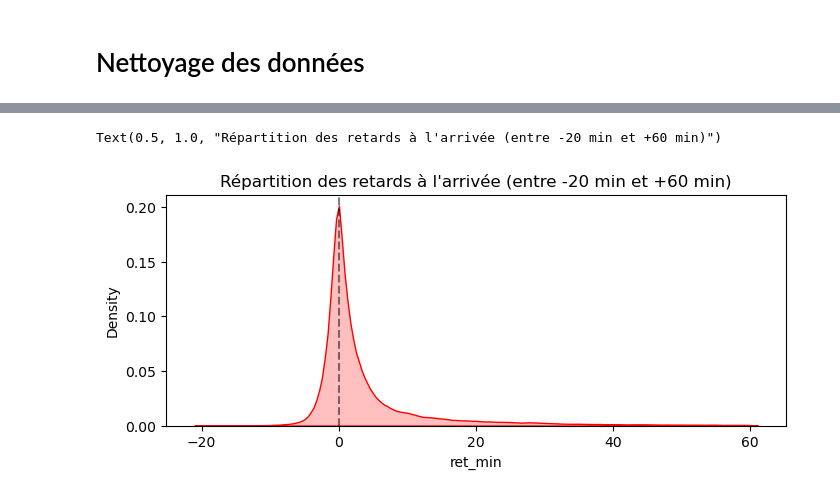
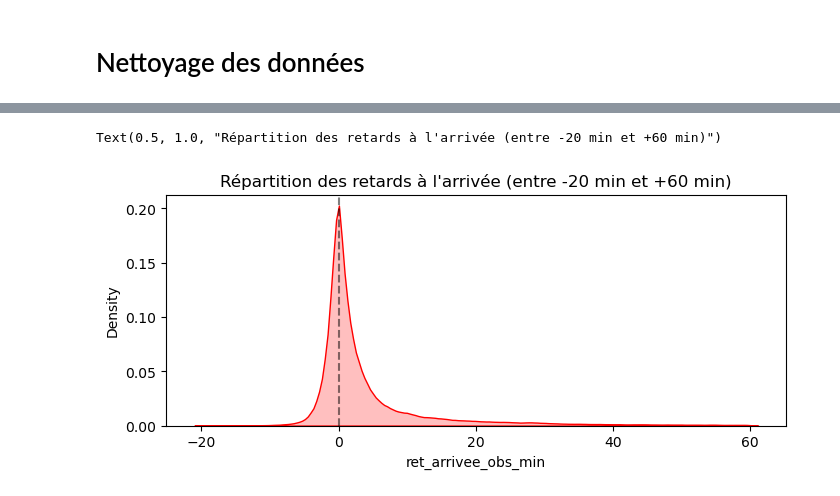
Before and after one commit to Gallien-e/analyse-retard-sncf, a Jupyter notebook: notebooks/1-ingestion.ipynb, the cells around one changed output, grey strips where cells are left out. Saved outputs shown, nothing was run; the diff lists cells and outputs as text; code cells hidden in the pictures.

```diff
--- a/notebooks/1-ingestion.ipynb
+++ b/notebooks/1-ingestion.ipynb
@@ -169,0 +380,40 @@ Name: ret_min, dtype: float64
+# %%
+# NB : un retard négatif indique une avance.
+
+# Retard observé au départ
+df_retards['ret_depart_obs_sec'] = (df_retards['depart_observe'] - df_retards['depart_theorique']).dt.total_seconds()
+df_retards['ret_depart_obs_min'] = df_retards['ret_depart_obs_sec'] / 60
+
+# Retard observé à l'arrivée
+df_retards['ret_arrivee_obs_sec'] = (df_retards['arrivee_observe'] - df_retards['arrivee_theorique']).dt.total_seconds()
+df_retards['ret_arrivee_obs_min'] = df_retards['ret_arrivee_obs_sec'] / 60
+
+# Catégorie de retard à l'arrivée
+bins = [float("-inf"), -10, -5, 0, 5, 10, 15, 30, 60, float("inf")]
+labels = ["-10-", "[-10,-5[", "[-5,0[", "[0,5[", "[5,10[", "[10,15[", "[15,30[", "[30,60[", "[60+]"]
+df_retards["ret_arrivee_obs_cat"] = pd.cut(df_retards["ret_arrivee_obs_min"], bins=bins, labels=labels, right=False)
+
+# Durée théorique du trajet
+df_retards['duree_theorique_min'] = (df_retards['arrivee_theorique'] - df_retards['depart_theorique']).dt.total_seconds() / 60
+
+# Catégorie de durée théorique du trajet : <1h30, 1h30-3h, >3h
+bins = [0, 90, 180, float("inf")]
+labels = ["<1h30", "1h30-3h", ">3h"]
+df_retards["duree_theorique_cat"] = pd.cut(df_retards["duree_theorique_min"], bins=bins, labels=labels, right=False)
+
+# Durée observée du trajet
+df_retards['duree_observee_min'] = (df_retards['arrivee_observe'] - df_retards['depart_observe']).dt.total_seconds() / 60
+
+# Mois
+df_retards['mois'] = df_retards['date_circ'].dt.month
+
+# Jour de la semaine (0 = lundi, 6 = dimanche)
+df_retards['jour_semaine'] = df_retards['date_circ'].dt.dayofweek
+
+# Plage horaire de départ, par tranche de 1 heure
+df_retards['heure_depart'] = df_retards['depart_observe'].dt.hour
+
+# Plage horaire d'arrivée, par tranche de 1 heure
+df_retards['heure_arrivee'] = df_retards['arrivee_observe'].dt.hour
+
+df_retards
@@ -170,9 +451,9 @@ Name: ret_min, dtype: float64
 # %%
-# répartition des retards
+# répartition des retards à l'arrivée
 plt.figure(figsize=(8,3))
-sns.kdeplot(df_retards[(df_retards['ret_min'] >= -20) & (df_retards['ret_min'] <= 60)]['ret_min'], fill=True, bw_adjust=0.5, color='r')
+sns.kdeplot(df_retards[(df_retards['ret_arrivee_obs_min'] >= -20) & (df_retards['ret_arrivee_obs_min'] <= 60)]['ret_arrivee_obs_min'], fill=True, bw_adjust=0.5, color='r')
 plt.axvline(x=0, color='k', linestyle='--', alpha=0.5)
 plt.title("Répartition des retards à l'arrivée (entre -20 min et +60 min)")
 # %% [output]
 Text(0.5, 1.0, "Répartition des retards à l'arrivée (entre -20 min et +60 min)")
-[figure, old version]
+[figure, new version]
```
Also changed, not shown: parts of 55 cells of this notebook.
